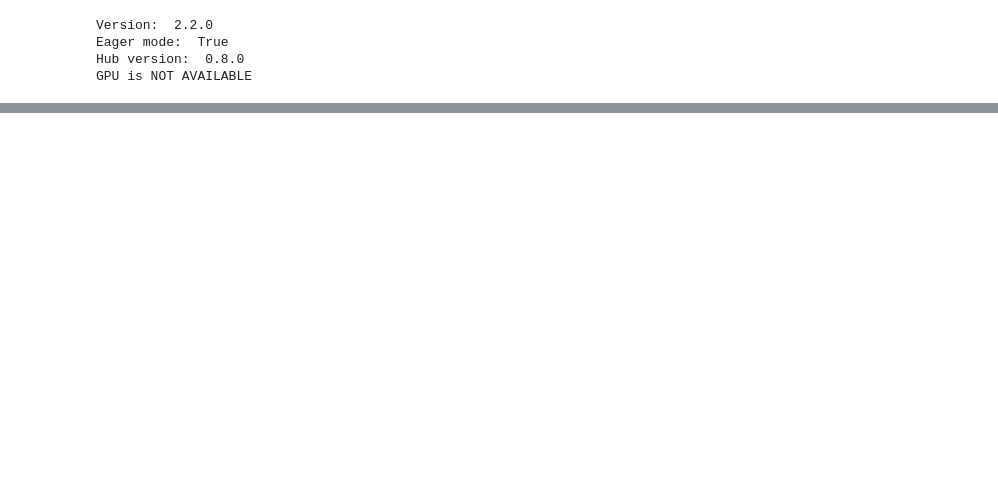
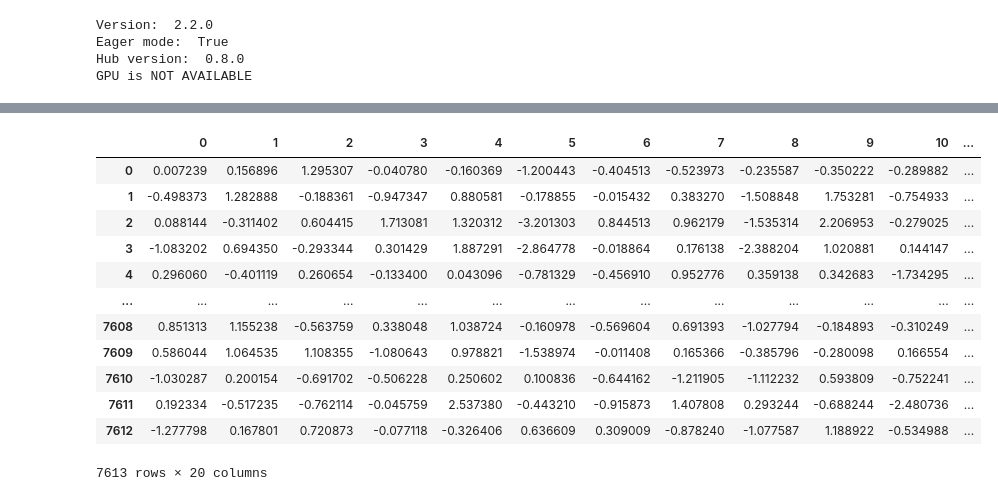
Before and after one commit to francoriboratig/TP2-Datos, a Jupyter notebook: Red neuronal con text embeddings y features.ipynb, the cells around one changed output, grey strips where cells are left out. Cells and saved outputs as stored; diff of their text form; code cells hidden in the pictures; blank space fills up the shorter version.

Commit message:
Enhorabuena, está combinado embedding y features en el mismo modelo! El puntaje en kaggle es espantoso (0.76248), pero es un comienzo. Un saludo a todos los que me conocen

```diff
--- a/Red neuronal con text embeddings y features.ipynb
+++ b/Red neuronal con text embeddings y features.ipynb
@@ -43,2 +44,32 @@ train_df.shape
 # %%
 target_df = train_df.pop('target')
+# %%
+# HACEMOS UN EMBEDDING PROVISTO POR TensorFlow Hub, por fuera del modelo, de esa forma puedo agregarle features al array
+
+embedding_url = "https://tfhub.dev/google/tf2-preview/gnews-swivel-20dim/1"
+
+hub_layer = hub.KerasLayer(embedding_url,
+                           input_shape = [],
+                           dtype = tf.string,
+                           trainable = True)
+
+train_text_array = np.asarray(train_df['text'])
+train_text_embedded = hub_layer(train_text_array)
+train_text_embedded_array = train_text_embedded.numpy()
+train_text_embedded_df = pd.DataFrame(data = train_text_embedded_array)
+
+train_text_embedded_df
+# %% [output]
+|  | 0 | 1 | 2 | 3 | 4 | 5 | 6 | 7 | 8 | 9 | 10 | ... |
+| 0 | 0.007239 | 0.156896 | 1.295307 | -0.040780 | -0.160369 | -1.200443 | -0.404513 | -0.523973 | -0.235587 | -0.350222 | -0.289882 | ... |
+| 1 | -0.498373 | 1.282888 | -0.188361 | -0.947347 | 0.880581 | -0.178855 | -0.015432 | 0.383270 | -1.508848 | 1.753281 | -0.754933 | ... |
+| 2 | 0.088144 | -0.311402 | 0.604415 | 1.713081 | 1.320312 | -3.201303 | 0.844513 | 0.962179 | -1.535314 | 2.206953 | -0.279025 | ... |
+| 3 | -1.083202 | 0.694350 | -0.293344 | 0.301429 | 1.887291 | -2.864778 | -0.018864 | 0.176138 | -2.388204 | 1.020881 | 0.144147 | ... |
+| 4 | 0.296060 | -0.401119 | 0.260654 | -0.133400 | 0.043096 | -0.781329 | -0.456910 | 0.952776 | 0.359138 | 0.342683 | -1.734295 | ... |
+| ... | ... | ... | ... | ... | ... | ... | ... | ... | ... | ... | ... | ... |
+| 7608 | 0.851313 | 1.155238 | -0.563759 | 0.338048 | 1.038724 | -0.160978 | -0.569604 | 0.691393 | -1.027794 | -0.184893 | -0.310249 | ... |
+| 7609 | 0.586044 | 1.064535 | 1.108355 | -1.080643 | 0.978821 | -1.538974 | -0.011408 | 0.165366 | -0.385796 | -0.280098 | 0.166554 | ... |
+| 7610 | -1.030287 | 0.200154 | -0.691702 | -0.506228 | 0.250602 | 0.100836 | -0.644162 | -1.211905 | -1.112232 | 0.593809 | -0.752241 | ... |
+| 7611 | 0.192334 | -0.517235 | -0.762114 | -0.045759 | 2.537380 | -0.443210 | -0.915873 | 1.407808 | 0.293244 | -0.688244 | -2.480736 | ... |
+| 7612 | -1.277798 | 0.167801 | 0.720873 | -0.077118 | -0.326406 | 0.636609 | 0.309009 | -0.878240 | -1.077587 | 1.188922 | -0.534988 | ... |
+7613 rows × 20 columns
```
Also changed, not shown: parts of 12 cells of this notebook.
